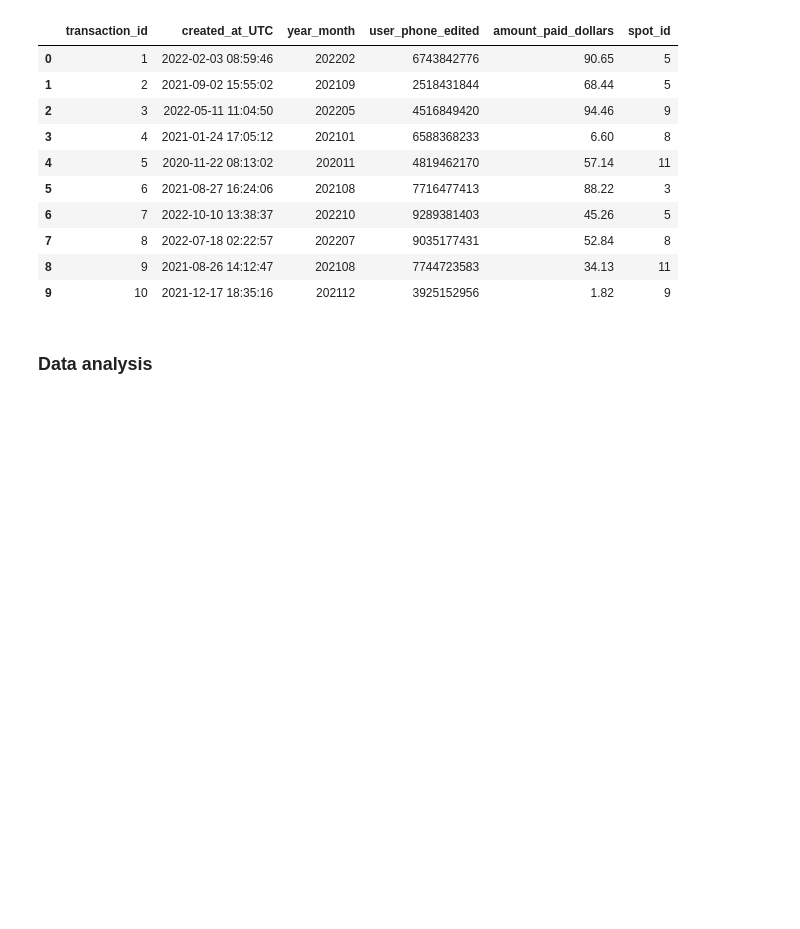
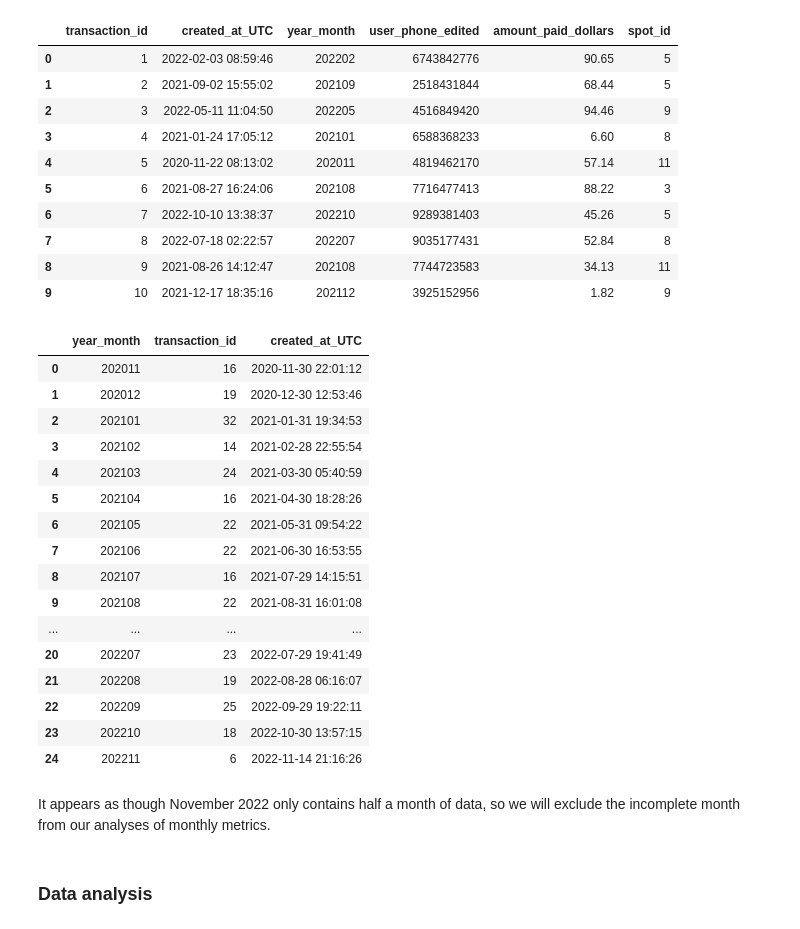
Before and after one commit to jcferrara/anonymous-challenge, a Jupyter notebook: Anonymous Challenge.ipynb, the cells around one changed output. Cells and saved outputs as stored; diff of their text form; code cells hidden in the pictures; blank space fills up the shorter version.

```diff
--- a/Anonymous Challenge.ipynb
+++ b/Anonymous Challenge.ipynb
@@ -174,3 +174,25 @@ data.head(10)
 | 7 | 8 | 2022-07-18 02:22:57 | 202207 | 9035177431 | 52.84 | 8 |
 | 8 | 9 | 2021-08-26 14:12:47 | 202108 | 7744723583 | 34.13 | 11 |
 | 9 | 10 | 2021-12-17 18:35:16 | 202112 | 3925152956 | 1.82 | 9 |
+# %%
+data.groupby(['year_month']).agg({'transaction_id':'count', 'created_at_UTC':np.max}).reset_index()
+# %% [output]
+|  | year_month | transaction_id | created_at_UTC |
+| 0 | 202011 | 16 | 2020-11-30 22:01:12 |
+| 1 | 202012 | 19 | 2020-12-30 12:53:46 |
+| 2 | 202101 | 32 | 2021-01-31 19:34:53 |
+| 3 | 202102 | 14 | 2021-02-28 22:55:54 |
+| 4 | 202103 | 24 | 2021-03-30 05:40:59 |
+| 5 | 202104 | 16 | 2021-04-30 18:28:26 |
+| 6 | 202105 | 22 | 2021-05-31 09:54:22 |
+| 7 | 202106 | 22 | 2021-06-30 16:53:55 |
+| 8 | 202107 | 16 | 2021-07-29 14:15:51 |
+| 9 | 202108 | 22 | 2021-08-31 16:01:08 |
+| ... | ... | ... | ... |
+| 20 | 202207 | 23 | 2022-07-29 19:41:49 |
+| 21 | 202208 | 19 | 2022-08-28 06:16:07 |
+| 22 | 202209 | 25 | 2022-09-29 19:22:11 |
+| 23 | 202210 | 18 | 2022-10-30 13:57:15 |
+| 24 | 202211 | 6 | 2022-11-14 21:16:26 |
+# %% [markdown]
+It appears as though November 2022 only contains half a month of data, so we will exclude the incomplete month from our analyses of monthly metrics.
```
Also changed, not shown: parts of 2 cells of this notebook, 3 other files.
